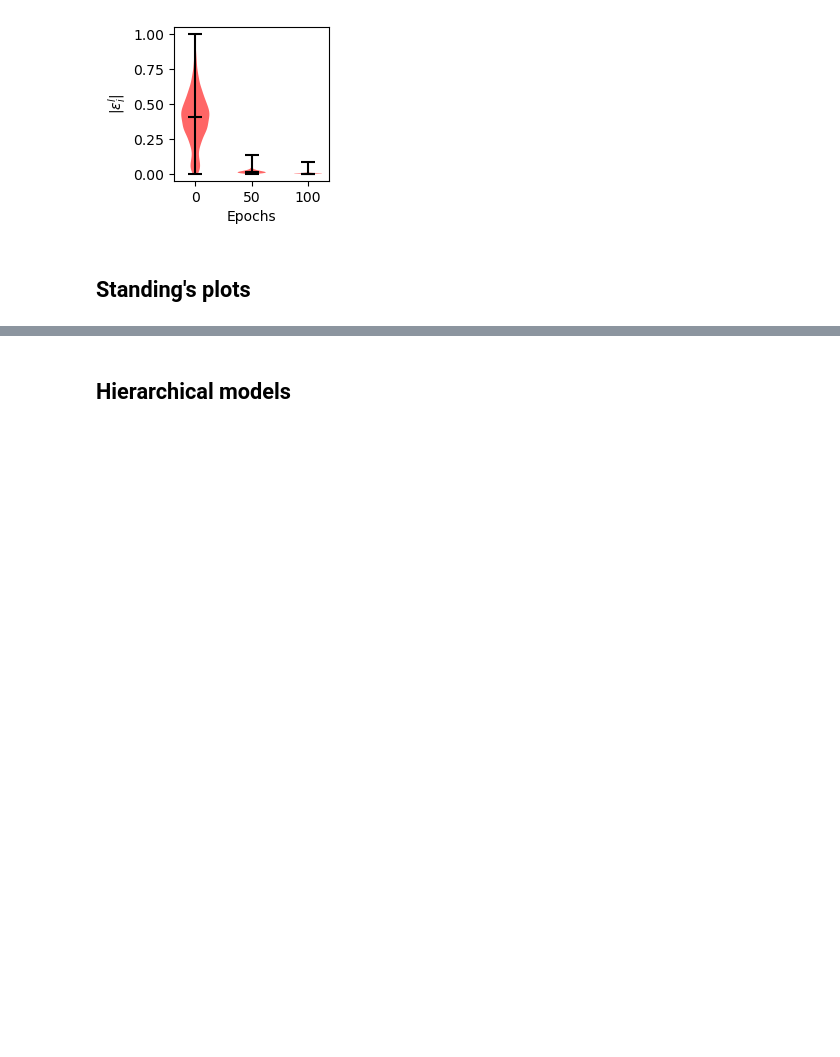
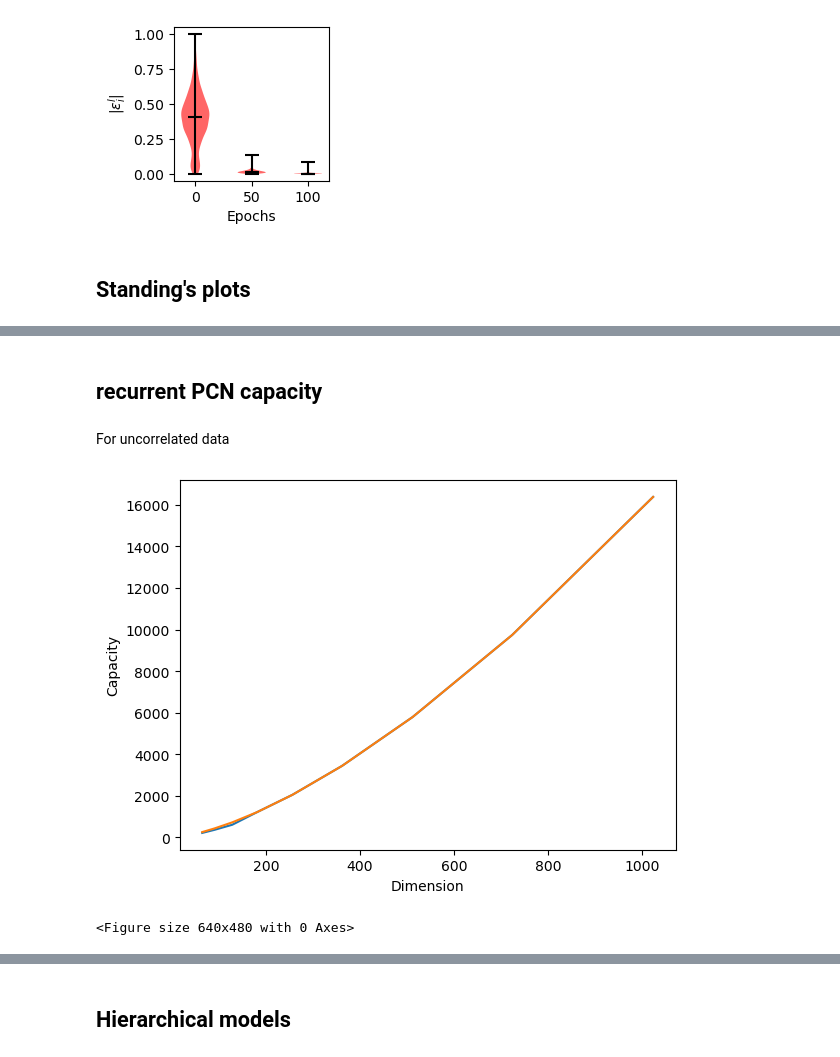
Before and after one commit to ltjed/novelty-detection-pc, a Jupyter notebook: visualization.ipynb, the cells around one changed output, grey strips where cells are left out. Drawn from its saved outputs; the diff is of its cells as text; code cells hidden in the pictures; blank space fills up the shorter version.

```diff
--- a/visualization.ipynb
+++ b/visualization.ipynb
@@ -244,0 +315,57 @@ NameError: name 'HN_gaussian_uncor' is not defined
+# %% [markdown]
+## recurrent PCN capacity
+# %% [markdown]
+For uncorrelated data
+# %%
+pcn_dir = os.path.join('results', 'recurrent_models')
+if not os.path.exists(pcn_dir):
+    os.makedirs(pcn_dir)
+
+
+# Read dimensions and capacities from running capacities.py
+uncor_dimensions = np.load(
+    os.path.join(
+        pcn_dir,
+        f'dimensions_gaussian_b_0.npy'
+    )
+)
+uncor_capacities = np.load(
+    os.path.join(
+        pcn_dir,
+        f'capacities_gaussian_b_0.npy'
+    )
+)
+
+cor_dimensions = np.load(
+    os.path.join(
+        pcn_dir,
+        f'dimensions_gaussian_b_04.npy'
+    )
+)
+cor_capacities = np.load(
+    os.path.join(
+        pcn_dir,
+        f'capacities_gaussian_b_04.npy'
+    )
+)
+
+
+# Plot loaded dimensions vs. capacities
+plt.figure()
+plt.plot(cor_dimensions, cor_capacities)
+plt.plot(uncor_dimensions, uncor_capacities)
+plt.xlabel("Dimension")
+plt.ylabel("Capacity")
+
+plt.show()
+
+plt.savefig(
+    os.path.join(
+        pcn_dir,
+        f'capacity_vs_dimension_gaussian_b_0.pdf'
+    ),
+    format = 'pdf' , bbox_inches='tight'
+)
+# %% [output]
+[figure, added]
+<Figure size 640x480 with 0 Axes>
```
Also changed, not shown: parts of 17 cells of this notebook, 7 other files.
